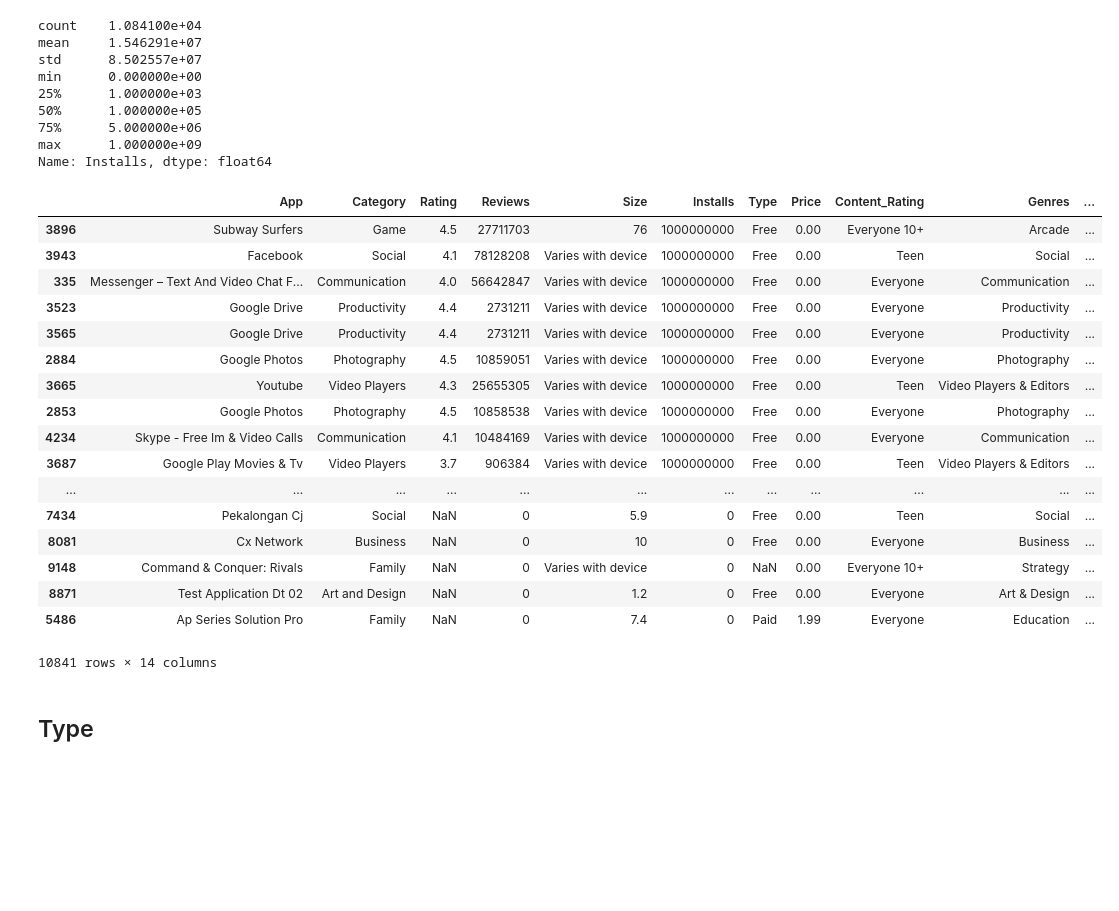
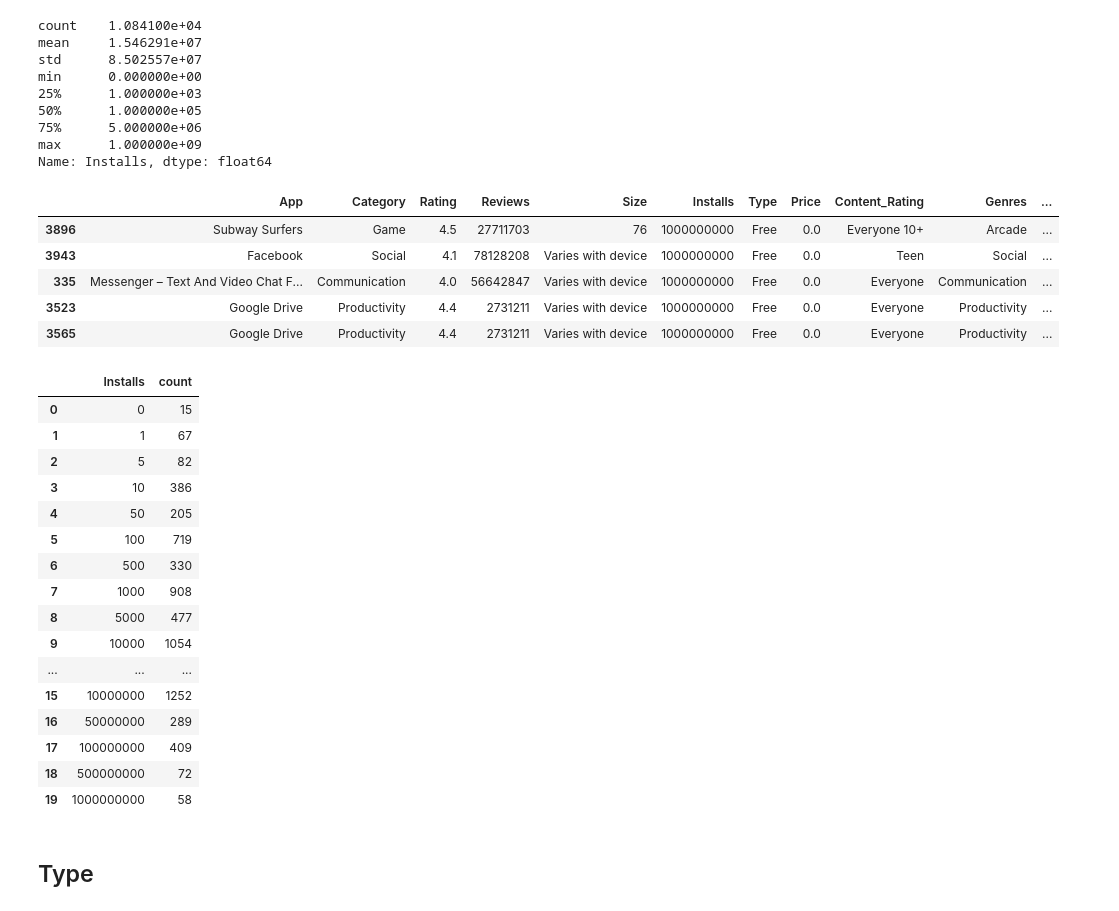
Before and after one commit to JayCarrLTD/google-play-store-apps, a Jupyter notebook: Google Play-Analysis.ipynb, the cells around one changed output. Drawn from its saved outputs; the diff is of its cells as text; code cells hidden in the pictures; blank space fills up the shorter version.

```diff
--- a/Google Play-Analysis.ipynb
+++ b/Google Play-Analysis.ipynb
@@ -103,7 +94,7 @@ max         5.000000
 Name: Rating, dtype: float64
 # %%
 #Creating bins for ratings
-bins = [1, 2.5, 4, 4.9, 5]
+bins = [1.25, 2.5, 3.75, 4.9, 5]
 group_names = ['Low Rating', 'Mid-Range Rating', 'High Rating', 'Perfect Score']
 play['Rating_Groups'] = pd.cut(play['Rating'], bins, labels = group_names)
 rating= play
@@ -140,26 +152,34 @@ min      0.000000e+00
 max      1.000000e+09
 Name: Installs, dtype: float64
 # %%
-play.sort_values(by='Installs', ascending = False)
+play.sort_values(by='Installs', ascending = False).head()
 # %% [output]
 |  | App | Category | Rating | Reviews | Size | Installs | Type | Price | Content_Rating | Genres | ... |
-| 3896 | Subway Surfers | Game | 4.5 | 27711703 | 76 | 1000000000 | Free | 0.00 | Everyone 10+ | Arcade | ... |
-| 3943 | Facebook | Social | 4.1 | 78128208 | Varies with device | 1000000000 | Free | 0.00 | Teen | Social | ... |
-| 335 | Messenger – Text And Video Chat F... | Communication | 4.0 | 56642847 | Varies with device | 1000000000 | Free | 0.00 | Everyone | Communication | ... |
-| 3523 | Google Drive | Productivity | 4.4 | 2731211 | Varies with device | 1000000000 | Free | 0.00 | Everyone | Productivity | ... |
-| 3565 | Google Drive | Productivity | 4.4 | 2731211 | Varies with device | 1000000000 | Free | 0.00 | Everyone | Productivity | ... |
-| 2884 | Google Photos | Photography | 4.5 | 10859051 | Varies with device | 1000000000 | Free | 0.00 | Everyone | Photography | ... |
-| 3665 | Youtube | Video Players | 4.3 | 25655305 | Varies with device | 1000000000 | Free | 0.00 | Teen | Video Players & Editors | ... |
-| 2853 | Google Photos | Photography | 4.5 | 10858538 | Varies with device | 1000000000 | Free | 0.00 | Everyone | Photography | ... |
-| 4234 | Skype - Free Im & Video Calls | Communication | 4.1 | 10484169 | Varies with device | 1000000000 | Free | 0.00 | Everyone | Communication | ... |
-| 3687 | Google Play Movies & Tv | Video Players | 3.7 | 906384 | Varies with device | 1000000000 | Free | 0.00 | Teen | Video Players & Editors | ... |
-| ... | ... | ... | ... | ... | ... | ... | ... | ... | ... | ... | ... |
-| 7434 | Pekalongan Cj | Social | NaN | 0 | 5.9 | 0 | Free | 0.00 | Teen | Social | ... |
-| 8081 | Cx Network | Business | NaN | 0 | 10 | 0 | Free | 0.00 | Everyone | Business | ... |
-| 9148 | Command & Conquer: Rivals | Family | NaN | 0 | Varies with device | 0 | NaN | 0.00 | Everyone 10+ | Strategy | ... |
-| 8871 | Test Application Dt 02 | Art and Design | NaN | 0 | 1.2 | 0 | Free | 0.00 | Everyone | Art & Design | ... |
-| 5486 | Ap Series Solution Pro | Family | NaN | 0 | 7.4 | 0 | Paid | 1.99 | Everyone | Education | ... |
+| 3896 | Subway Surfers | Game | 4.5 | 27711703 | 76 | 1000000000 | Free | 0.0 | Everyone 10+ | Arcade | ... |
+| 3943 | Facebook | Social | 4.1 | 78128208 | Varies with device | 1000000000 | Free | 0.0 | Teen | Social | ... |
+| 335 | Messenger – Text And Video Chat F... | Communication | 4.0 | 56642847 | Varies with device | 1000000000 | Free | 0.0 | Everyone | Communication | ... |
+| 3523 | Google Drive | Productivity | 4.4 | 2731211 | Varies with device | 1000000000 | Free | 0.0 | Everyone | Productivity | ... |
+| 3565 | Google Drive | Productivity | 4.4 | 2731211 | Varies with device | 1000000000 | Free | 0.0 | Everyone | Productivity | ... |
-10841 rows × 14 columns
+# %%
+play.groupby(['Installs']).size().rename('count').reset_index()
+# %% [output]
+|  | Installs | count |
+| 0 | 0 | 15 |
+| 1 | 1 | 67 |
+| 2 | 5 | 82 |
+| 3 | 10 | 386 |
+| 4 | 50 | 205 |
+| 5 | 100 | 719 |
+| 6 | 500 | 330 |
+| 7 | 1000 | 908 |
+| 8 | 5000 | 477 |
+| 9 | 10000 | 1054 |
+| ... | ... | ... |
+| 15 | 10000000 | 1252 |
+| 16 | 50000000 | 289 |
+| 17 | 100000000 | 409 |
+| 18 | 500000000 | 72 |
+| 19 | 1000000000 | 58 |
 # %% [markdown]
 ## Type
 # %%
```
Also changed, not shown: parts of 12 cells of this notebook.
